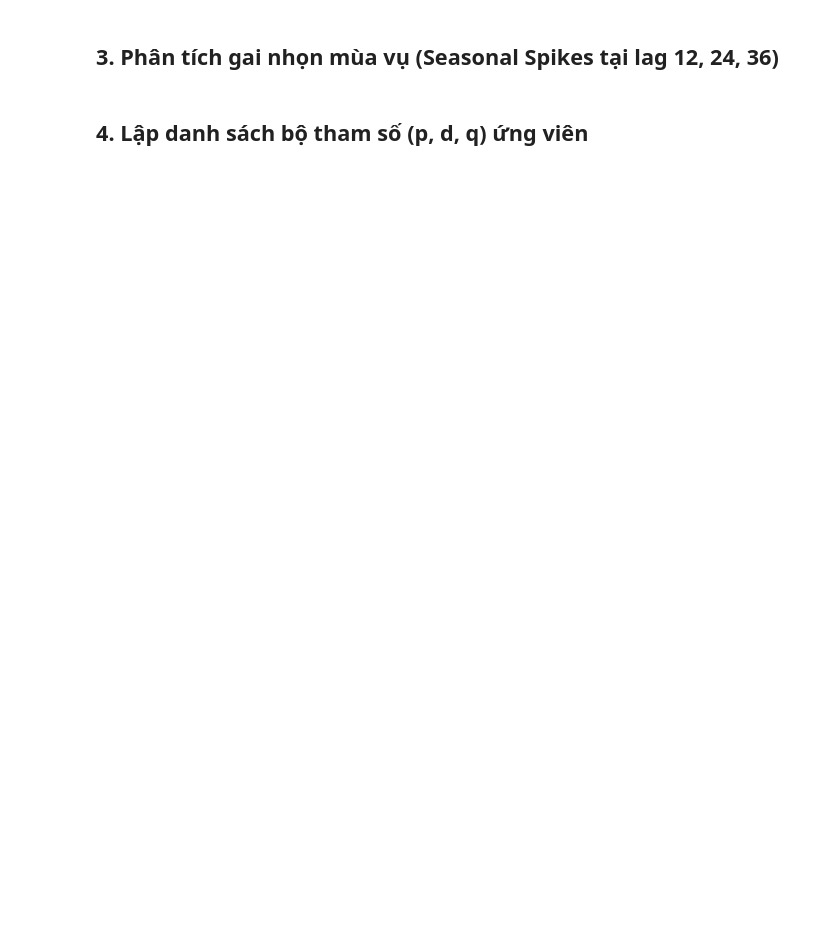
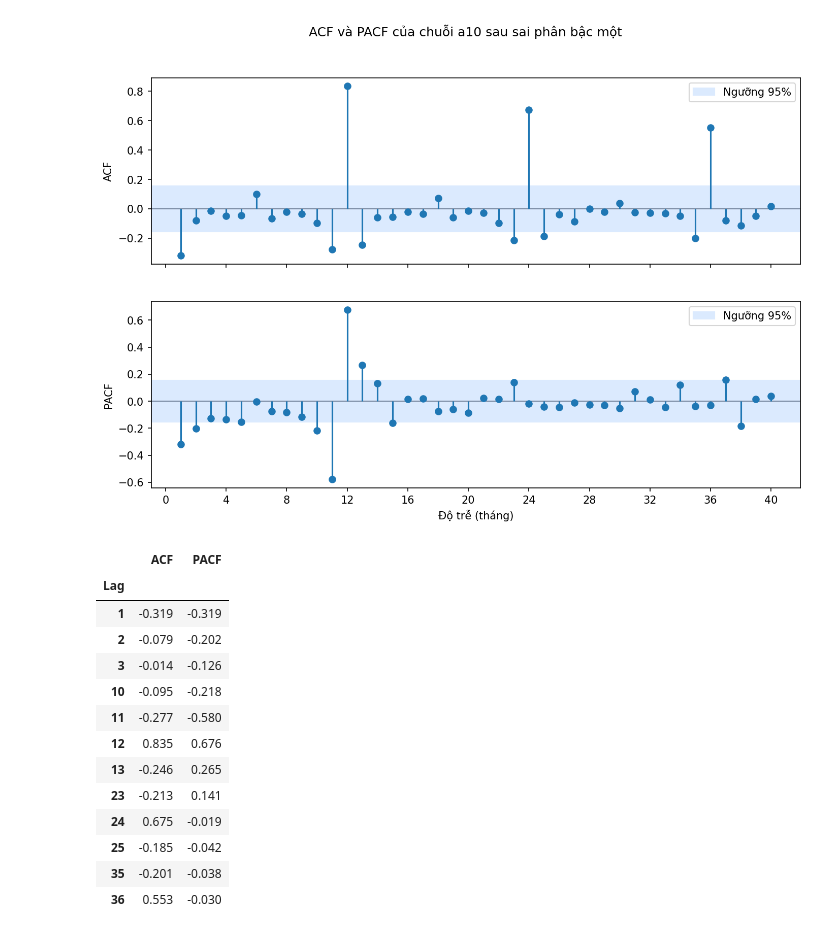
Before and after one commit to HADUYHUNG-0912/QLCTG_nhom7, a Jupyter notebook: time-series-lab2/notebooks/cv03_tram_acf_pacf_analysis.ipynb, the cells around one changed output. Drawn from its saved outputs; the diff is of its cells as text; code cells hidden in the pictures; blank space fills up the shorter version.

Commit message:
Complete Lab 02 CV03 ACF and PACF analysis

```diff
--- a/time-series-lab2/notebooks/cv03_tram_acf_pacf_analysis.ipynb
+++ b/time-series-lab2/notebooks/cv03_tram_acf_pacf_analysis.ipynb
@@ -47,0 +7,31 @@ os.makedirs(TABLE_DIR, exist_ok=True)
+# %%
+import sys
+from pathlib import Path
+from tempfile import TemporaryDirectory
+
+import pandas as pd
+from IPython.display import Image, display
+
+root = next(
+    path for path in (Path.cwd(), *Path.cwd().parents, Path.cwd() / "time-series-lab2")
+    if (path / "src" / "cv03_acf_pacf_analysis.py").is_file()
+)
+sys.path.insert(0, str(root / "src"))
+
+from cv03_acf_pacf_analysis import (
+    SEASONAL_LAGS, TRAIN_CSV, generate_candidate_orders, lag_correlations,
+    load_differenced_train, plot_acf_pacf, plot_lag_analysis,
+)
+
+if TRAIN_CSV.is_file():
+    series = load_differenced_train(TRAIN_CSV)
+else:
+    raw = pd.read_csv(root / "data" / "raw" / "a10.csv", parse_dates=["date"])
+    train = raw.sort_values("date").iloc[:int(0.8 * len(raw))]
+    with TemporaryDirectory() as tmp:
+        train_path = Path(tmp) / "train.csv"
+        train.to_csv(train_path, index=False)
+        series = load_differenced_train(train_path)
+
+print(f"{len(series)} quan sát sau sai phân từ {series.index[0]:%m/%Y} đến {series.index[-1]:%m/%Y}.")
+print(f"Ngưỡng 95% xấp xỉ ±{1.96 / len(series)**0.5:.3f}.")
@@ -65,2 +42,0 @@ os.makedirs(TABLE_DIR, exist_ok=True)
-# %% [markdown]
-## 3. Phân tích gai nhọn mùa vụ (Seasonal Spikes tại lag 12, 24, 36)
@@ -80,2 +42,0 @@ os.makedirs(TABLE_DIR, exist_ok=True)
-# %% [markdown]
-## 4. Lập danh sách bộ tham số (p, d, q) ứng viên
@@ -93,0 +43,20 @@ os.makedirs(TABLE_DIR, exist_ok=True)
+# %%
+display(Image(filename=str(plot_acf_pacf(series))))
+correlations = lag_correlations(series)
+display(correlations.loc[[1, 2, 3, 10, 11, 12, 13, 23, 24, 25, 35, 36]].round(3))
+# %% [output]
+[figure, added]
+|  | ACF | PACF |
+| Lag |  |  |
+| 1 | -0.319 | -0.319 |
+| 2 | -0.079 | -0.202 |
+| 3 | -0.014 | -0.126 |
+| 10 | -0.095 | -0.218 |
+| 11 | -0.277 | -0.580 |
+| 12 | 0.835 | 0.676 |
+| 13 | -0.246 | 0.265 |
+| 23 | -0.213 | 0.141 |
+| 24 | 0.675 | -0.019 |
+| 25 | -0.185 | -0.042 |
+| 35 | -0.201 | -0.038 |
+| 36 | 0.553 | -0.030 |
```
Also changed, not shown: parts of 15 cells of this notebook, 4 other files.
